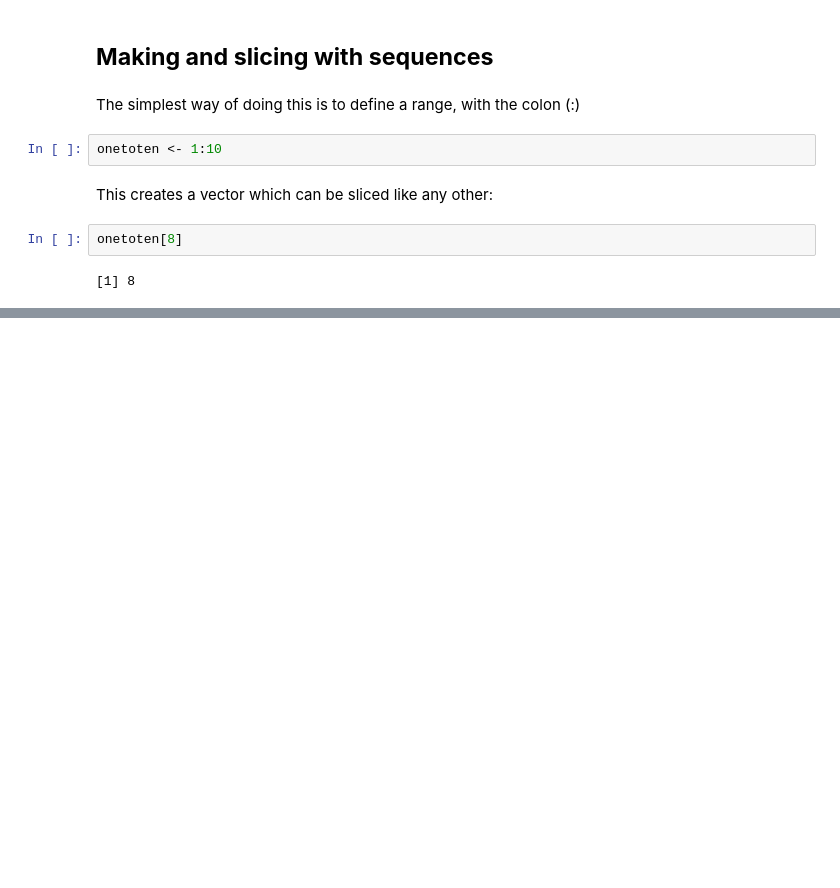
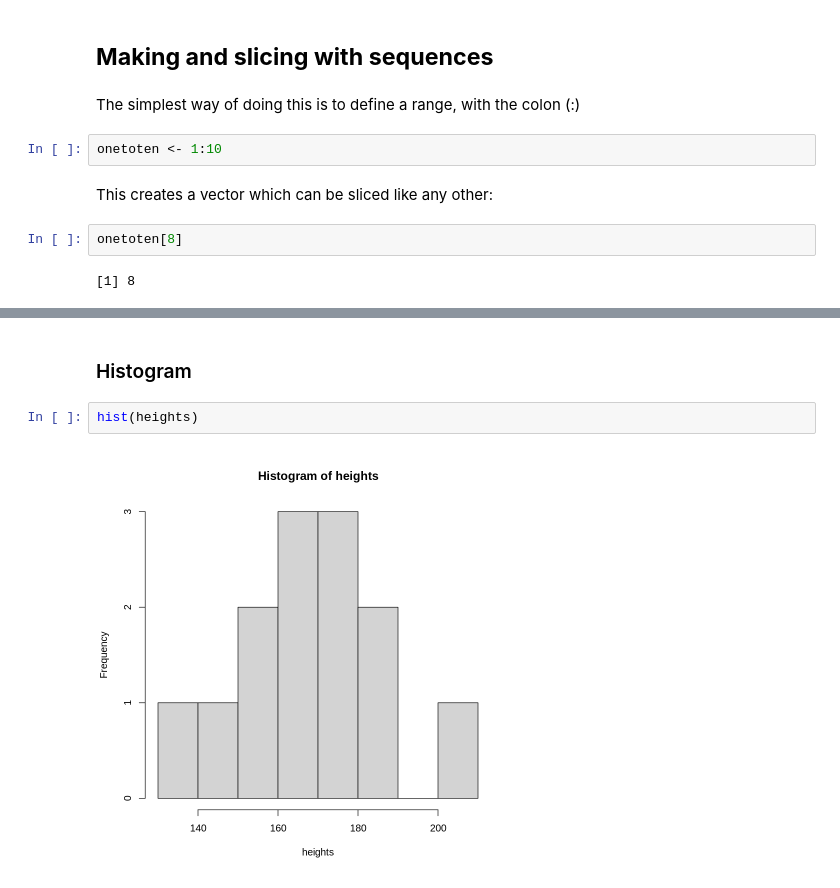
Before and after one commit to naskn02/R-Language, a Jupyter notebook: 01_R_Basics.ipynb, the cells around one changed output, grey strips where cells are left out. Saved outputs shown, nothing was run; the diff lists cells and outputs as text; blank space fills up the shorter version.

```diff
--- a/01_R_Basics.ipynb
+++ b/01_R_Basics.ipynb
@@ -163,0 +274,6 @@ onetoten[8]
+# %% [markdown]
+### Histogram
+# %%
+hist(heights)
+# %% [output]
+[figure, added]
```
Also changed, not shown: parts of 33 cells of this notebook.
